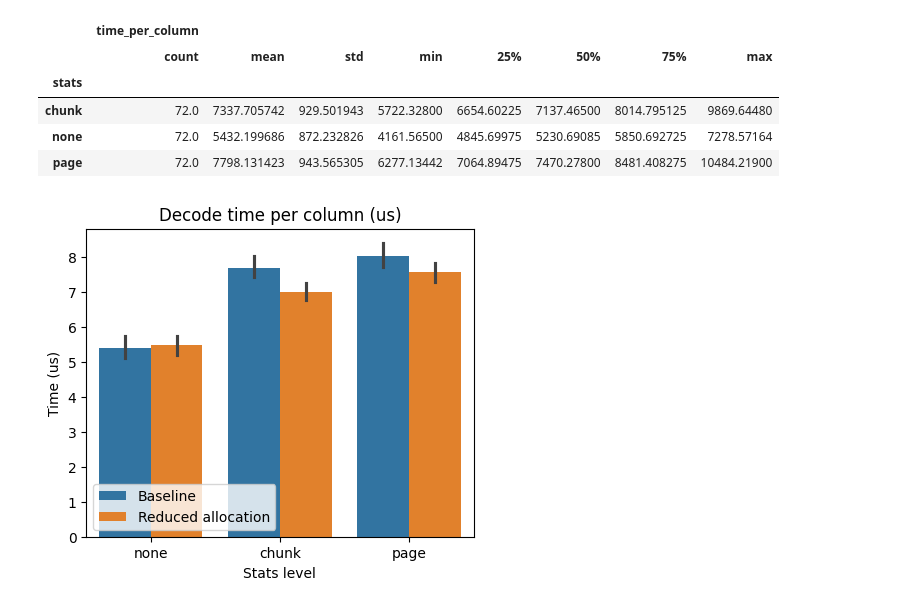
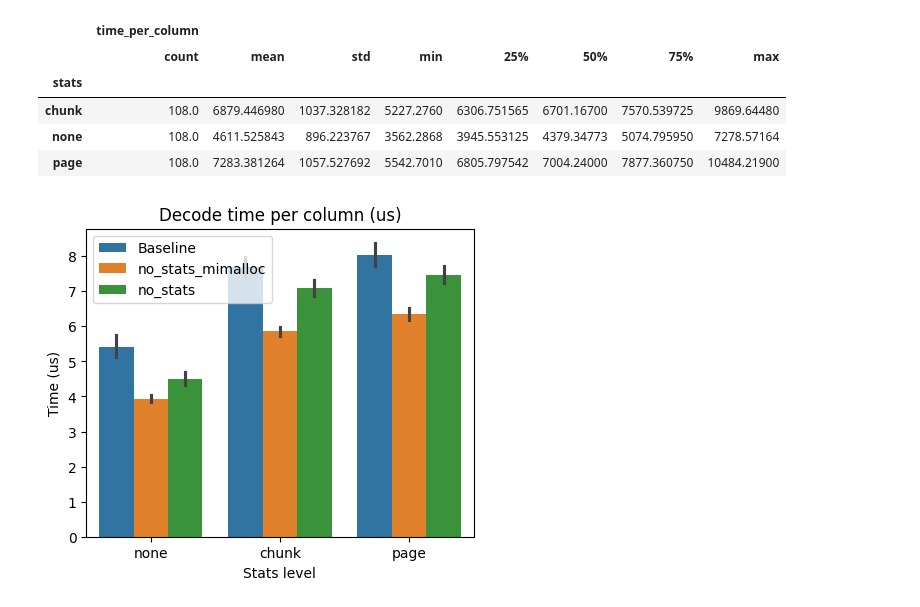
Before and after one commit to XiangpengHao/Parquet-Gym, a Jupyter notebook: format-study/python/allocation_analysis.ipynb, the cells around one changed output. Cells and saved outputs as stored; diff of their text form; code cells hidden in the pictures.

```diff
--- a/format-study/python/allocation_analysis.ipynb
+++ b/format-study/python/allocation_analysis.ipynb
@@ -27,12 +27,18 @@ def load_data(input_dir):
 # %%
 input_dir =  "../target/wide_table_bench/"
 
-df_new = load_data(input_dir + "new")
+df_no_stats_mimalloc_simd = load_data(input_dir + "no_stats_mimalloc_simd")
+df_no_stats_mimalloc = load_data(input_dir + "no_stats_mimalloc")
+df_new = load_data(input_dir + "no_stats")
 df_old = load_data(input_dir + "old")
+# df_simd = load_data(input_dir + "simd")
 
-df_old['reduced_alloc'] = 'Baseline'
-df_new['reduced_alloc'] = 'Reduced allocation'
-df = pd.concat([df_new, df_old])
+df_old['variant'] = 'Baseline'
+df_new['variant'] = 'no_stats'
+df_no_stats_mimalloc['variant'] = 'no_stats_mimalloc'
+df_no_stats_mimalloc_simd['variant'] = 'no_stats_mimalloc_simd'
+# df_simd['variant'] = 'SIMD'
+df = pd.concat([df_new, df_old, df_no_stats_mimalloc])
 
 df['size_per_column'] = df['metadata_len'] / df['column_cnt']
 df['bytes_per_ms'] = df['metadata_len'] / (df['metadata_end_to_end_load_time_nanos'] / 1_000_000)
@@ -53,25 +59,25 @@ time_per_column.sort_values(by='mean', ascending=True, inplace=True)
 size_per_column = df.groupby('stats')[['size_per_column', 'stats']].describe()['size_per_column']
 size_per_column.sort_values(by='mean', ascending=True, inplace=True)
 # %%
-df.groupby('stats')[['time_per_column', 'reduced_alloc']].describe()
+df.groupby('stats')[['time_per_column', 'variant']].describe()
 # %% [output]
 |  | time_per_column |  |  |  |  |  |  |  |
 |  | count | mean | std | min | 25% | 50% | 75% | max |
 | stats |  |  |  |  |  |  |  |  |
-| chunk | 72.0 | 7337.705742 | 929.501943 | 5722.32800 | 6654.60225 | 7137.46500 | 8014.795125 | 9869.64480 |
-| none | 72.0 | 5432.199686 | 872.232826 | 4161.56500 | 4845.69975 | 5230.69085 | 5850.692725 | 7278.57164 |
-| page | 72.0 | 7798.131423 | 943.565305 | 6277.13442 | 7064.89475 | 7470.27800 | 8481.408275 | 10484.21900 |
+| chunk | 108.0 | 6879.446980 | 1037.328182 | 5227.2760 | 6306.751565 | 6701.16700 | 7570.539725 | 9869.64480 |
+| none | 108.0 | 4611.525843 | 896.223767 | 3562.2868 | 3945.553125 | 4379.34773 | 5074.795950 | 7278.57164 |
+| page | 108.0 | 7283.381264 | 1057.527692 | 5542.7010 | 6805.797542 | 7004.24000 | 7877.360750 | 10484.21900 |
 # %%
-hue_order = ['Baseline', 'Reduced allocation']
+# hue_order = ['Baseline', 'mimalloc' ]
 
 fig, ax1 = plt.subplots(1, 1, figsize=(5, 4))
-sns.barplot(x='stats', y='time_per_column', data=df, hue='reduced_alloc', hue_order=hue_order, ax=ax1)
+sns.barplot(x='stats', y='time_per_column', data=df, hue='variant',  ax=ax1)
 ax1.set_xlabel('Stats level')
 ax1.set_ylabel('Time (us)')
 ax1.set_title('Decode time per column (us)')
 ax1.legend(title='')
 ax1.yaxis.set_major_formatter(plt.FuncFormatter(lambda x, _: '{:.0f}'.format(x/1e3)))
 
-fig.savefig('allocation.png', dpi=300)
+fig.savefig('mimalloc.png', dpi=300)
 # %% [output]
-[figure, old version]
+[figure, new version]
```
Also changed, not shown: parts of 2 cells of this notebook, 6 other files.
